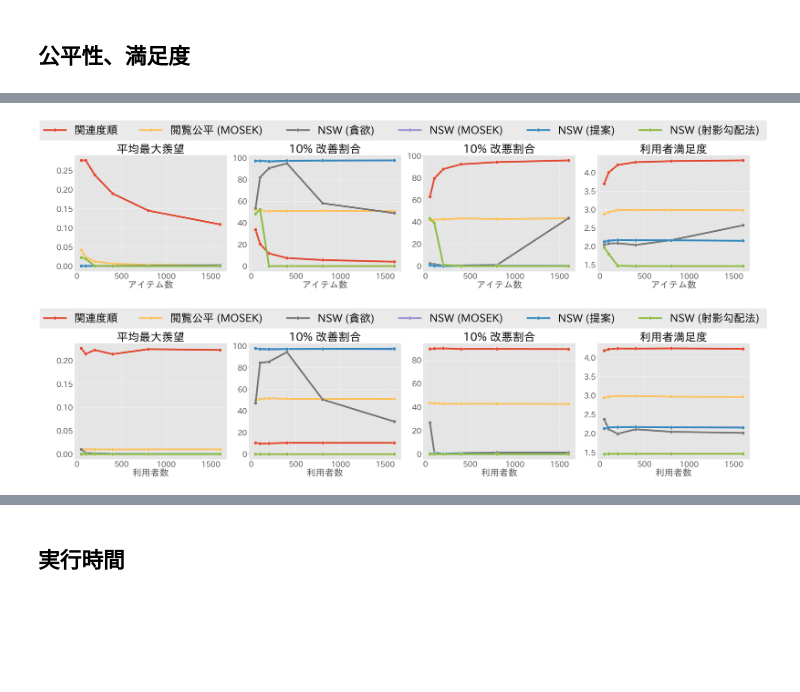
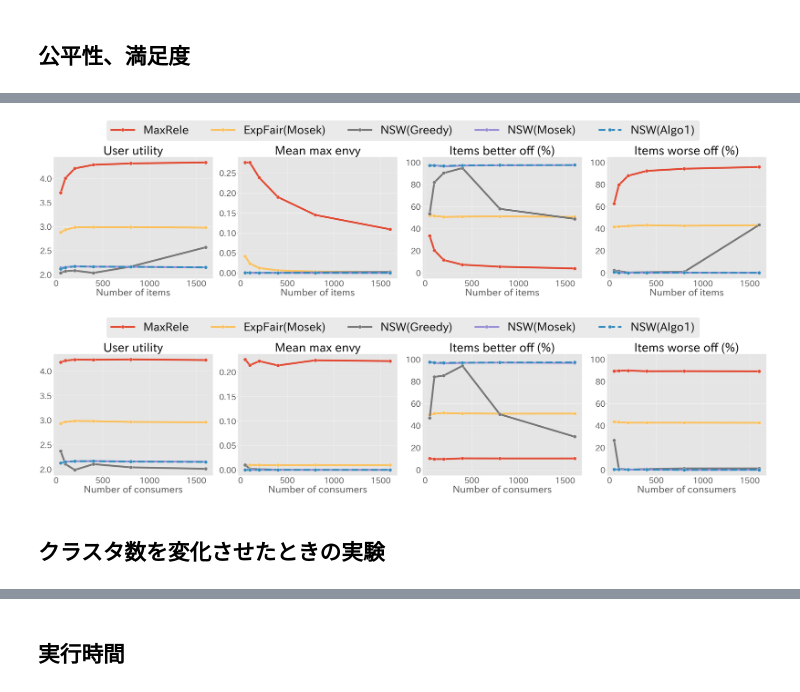
Before and after one commit to tubo213/nsw-with-optimal-transport, a Jupyter notebook: notebook/plot.ipynb, the cells around one changed output, grey strips where cells are left out. Cells and saved outputs as stored; diff of their text form; code cells hidden in the pictures; blank space fills up the shorter version.

```diff
--- a/notebook/plot.ipynb
+++ b/notebook/plot.ipynb
@@ -61,10 +65,11 @@ def load_result(
     path: Path,
     exp_names: list[str],
     on: list[str] = ["seed"],
-    ideal_method: str = "NSW (MOSEK) ",
+    ideal_method: str = "NSW(Mosek)",
     ignore_methods: list[str] = ["pg_ot"],
     ignore_solver: list[str] = ["SCS"],
     consider_solver: bool = True,
+    consider_device: bool = False,
     dropna: bool = True,
 ) -> pd.DataFrame:
     result = pd.read_csv(path)
@@ -78,6 +83,9 @@ def load_result(
         result = result.query(f"optimizer_params_solver not in {ignore_solver}").reset_index(
             drop=True
         )
+    # Filter by device
+    if not consider_device:
+        result = result.query("optimizer_params_device != 'cpu'").reset_index(drop=True)
 
     # Initialize metrics
     result["exec_time_rate"] = np.nan
@@ -85,10 +93,19 @@ def load_result(
     # rename method
     result["method"] = result["optimizer_name"].map(METHOD_MAP)
     if consider_solver:
+        # solverがMOSEKだったらMosekに変更
+        result["optimizer_params_solver"] = result["optimizer_params_solver"].replace(
+            {"MOSEK": "Mosek"}
+        )
         result["optimizer_params_solver"] = result["optimizer_params_solver"].apply(
-            lambda x: f" ({x}) " if x == x else ""
+            lambda x: f"({x})" if x == x else ""
         )
         result["method"] += result["optimizer_params_solver"]
+    if consider_device:
+        # optimizer_params_deviceがcudaだったらmethodはNSW(Algo1+GPU)に変更
+        result["method"] = result["method"].mask(
+            result["optimizer_params_device"].fillna("") == "cuda", "NSW(Algo1+GPU)"
+        )
 
     #
     ideal = result.query("method == @ideal_method").reset_index(drop=True)
@@ -289,6 +347,7 @@ varying_item_size_result = load_result(
     path=RESULT_PATH,
     exp_names=["exp_item"],
     on=["generator_params_n_doc", "seed"],
+    ignore_methods=["pgd_nsw"],
     consider_solver=True,
 )
 display(varying_item_size_result.head(5))
@@ -298,9 +357,29 @@ varying_user_size_result = load_result(
     path=RESULT_PATH,
     exp_names=["exp_user"],
     on=["generator_params_n_query", "seed"],
+    ignore_methods=["pgd_nsw"],
     consider_solver=True,
 )
 display(varying_user_size_result.head(5))
+
+# クラスタ数を変化させた場合
+varying_cluster_size_result = pd.read_csv(RESULT_PATH)
+varying_cluster_size_result = varying_cluster_size_result.query(
+    "exp_name == 'exp_cluster'"
+).reset_index(drop=True)
+varying_cluster_size_result["n_params"] = (
+    100
+    * (
+        varying_cluster_size_result["optimizer_params_n_doc_cluster"]
+        * varying_cluster_size_result["optimizer_params_n_query_cluster"]
+    )
+    / (
+        varying_cluster_size_result["generator_params_n_doc"]
+        * varying_cluster_size_result["generator_params_n_query"]
+    )
+)
+varying_cluster_size_result["method"] = "NSW(Algo1+GPU)"
+display(varying_cluster_size_result.head(5))
 # %% [output]
 |  | number_of_nan |
 | exec_time | 0 |
@@ -331,12 +417,14 @@ display(varying_user_size_result.head(5))
 # %%
 plot_fairness_and_user_utils(
-    varying_item_size_result, x="generator_params_n_doc", xlabel="アイテム数"
+    varying_item_size_result, x="generator_params_n_doc", xlabel="Number of items"
 )
 # %% [output]
-[figure, old version]
+[figure, new version]
 # %%
 plot_fairness_and_user_utils(
-    varying_user_size_result, x="generator_params_n_query", xlabel="利用者数"
+    varying_user_size_result, x="generator_params_n_query", xlabel="Number of consumers"
 )
 # %% [output]
-[figure, old version]
+[figure, new version]
+# %% [markdown]
+## クラスタ数を変化させたときの実験
```
Also changed, not shown: parts of 17 cells of this notebook.
